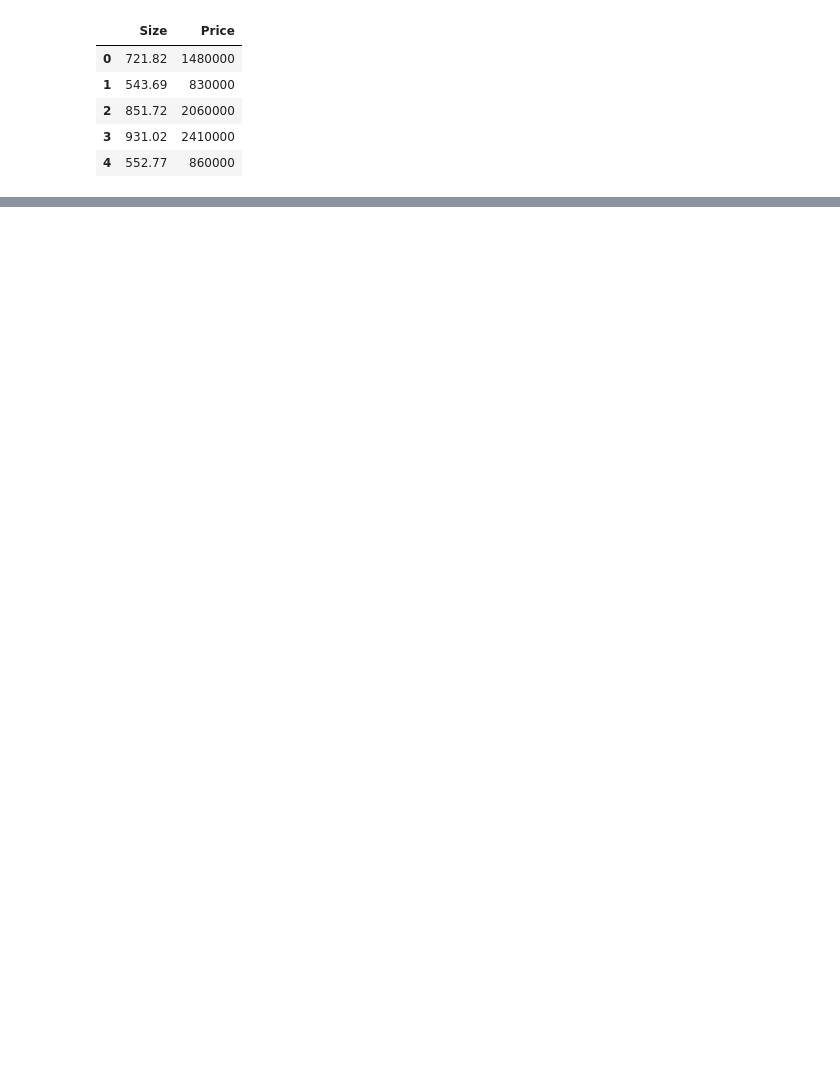
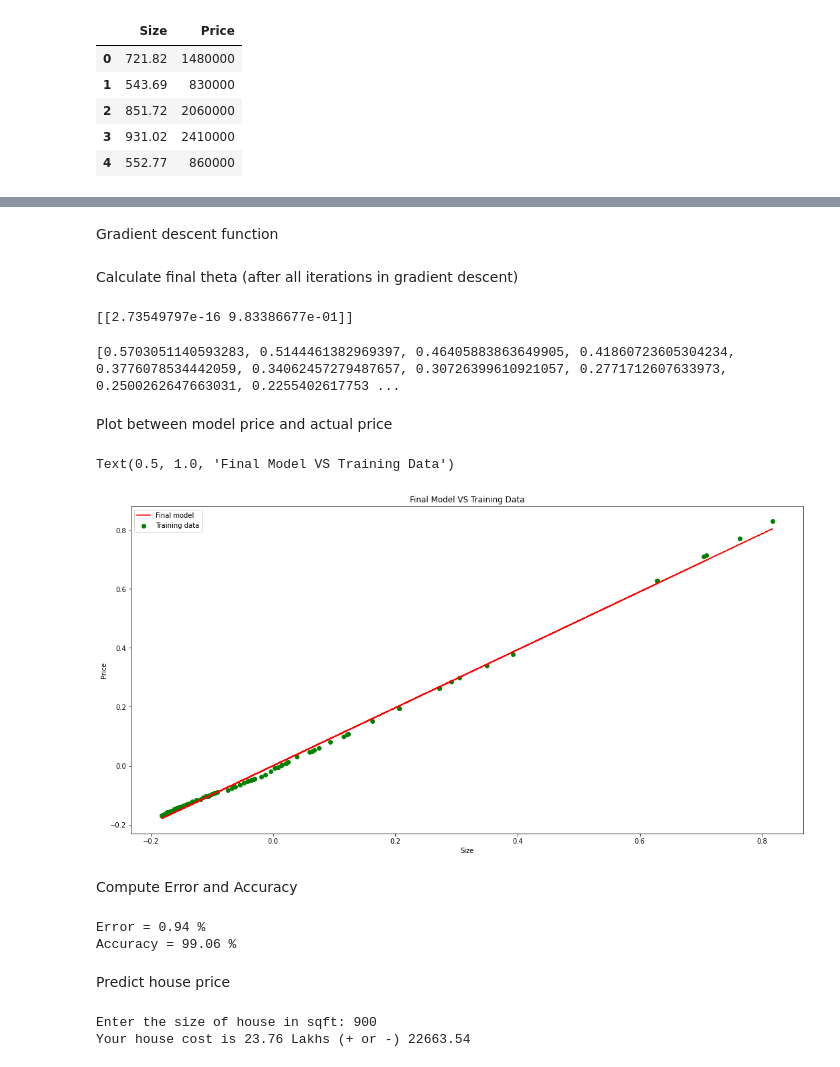
Before and after one commit to keerthika-27/ML, a Jupyter notebook: Linear_Regression.ipynb, the cells around one changed output, grey strips where cells are left out. Saved outputs shown, nothing was run; the diff lists cells and outputs as text; code cells hidden in the pictures; blank space fills up the shorter version.

```diff
--- a/Linear_Regression.ipynb
+++ b/Linear_Regression.ipynb
@@ -32,0 +131,64 @@ Text(0, 0.5, 'Price in lakhs')
+# %% [markdown]
+Gradient descent function
+# %%
+learn_rate = 1
+iters = 350
+
+def gradientDescent(x, y, theta, learn_rate, iters):
+  temp = np.matrix(np.zeros(theta.shape)) # Temporay matrix for updation
+  parameters = theta.shape[1] # Number of parameters
+  cost = [] # Track cost at each value
+
+  for i in range(iters):
+    error = (x*theta.T) - y
+
+    for j in range(parameters):
+      gradient = np.multiply(error, x[:,j])
+      temp[0,j] = theta[0,j] - ((learn_rate/len(x)) * np.sum(gradient))
+
+    theta = temp # Simulataneously update the values of all theta values
+    cost_iter = computeError(x,y,theta) #Cost for this iteration
+    cost.append(cost_iter)
+
+  return theta,cost
+# %% [markdown]
+Calculate final theta (after all iterations in gradient descent)
+# %%
+final_theta, cost = gradientDescent(x,y,theta,learn_rate,iters)
+print(final_theta)
+# %% [output]
+[[2.73549797e-16 9.83386677e-01]]
+# %%
+print(cost)
+# %% [output]
+[0.5703051140593283, 0.5144461382969397, 0.46405883863649905, 0.41860723605304234, 0.3776078534442059, 0.34062457279487657, 0.30726399610921057, 0.2771712607633973, 0.2500262647663031, 0.2255402617753 ...
+# %% [markdown]
+Plot between model price and actual price
+# %%
+final_model = x*final_theta.T
+# %%
+fig,ax = plt.subplots(figsize=(18,9))
+ax.scatter(data.Size,data.Price,c='g',label="Training data")
+ax.plot(data.Size,final_model,'r',label="Final model")
+ax.legend()
+ax.set_xlabel('Size')
+ax.set_ylabel('Price')
+ax.set_title('Final Model VS Training Data')
+# %% [output]
+Text(0.5, 1.0, 'Final Model VS Training Data')
+[figure, added]
+# %% [markdown]
+Compute Error and Accuracy
+# %%
+from sklearn.metrics import mean_absolute_error
+
+Error = mean_absolute_error(final_model, y)
+Accuracy = 1 - Error
+
+print('Error = {} %'.format(round(Error*100,2)))
+print('Accuracy = {} %'.format(round(Accuracy*100,2)))
+# %% [output]
+Error = 0.94 %
+Accuracy = 99.06 %
+# %% [markdown]
+Predict house price
@@ -32,0 +205,6 @@ Text(0, 0.5, 'Price in lakhs')
+# %%
+Predicted_price, Price_range = predict(final_theta, Accuracy)
+print("Your house cost is " + str(round(Predicted_price * (1/100000),2)) + " Lakhs (+ or -) " + str(round(Price_range,2)))
+# %% [output]
+Enter the size of house in sqft: 900
+Your house cost is 23.76 Lakhs (+ or -) 22663.54
```
Also changed, not shown: parts of 30 cells of this notebook.
